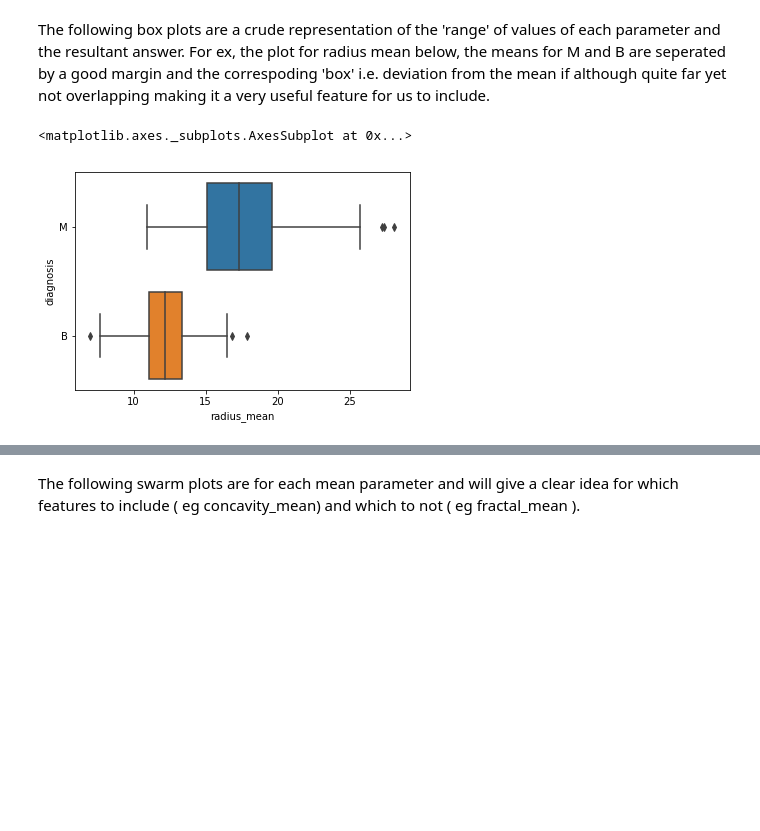
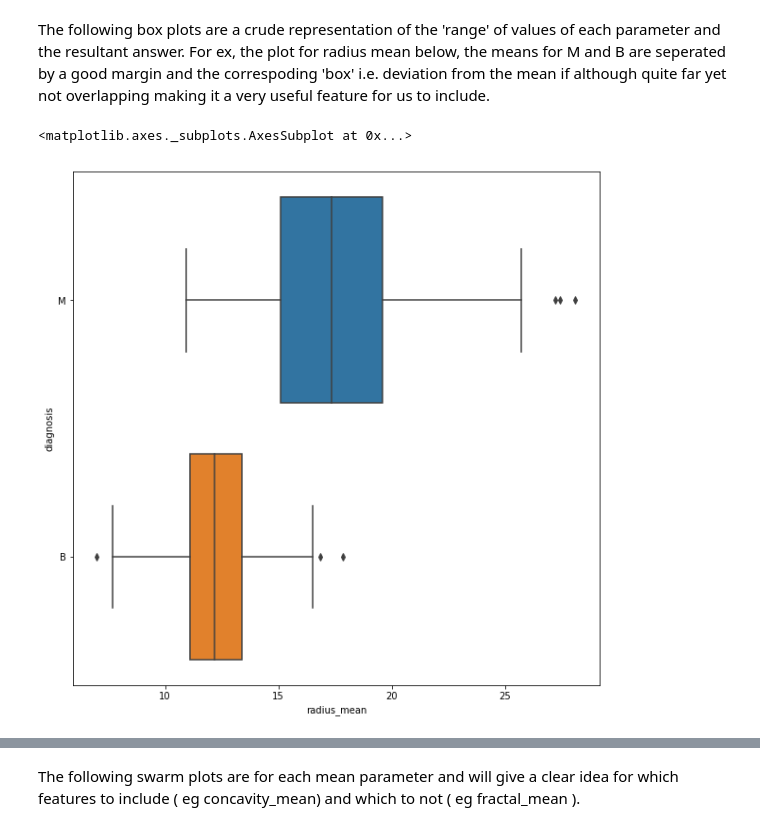
Before and after one commit to goyal-sidd/BTP, a Jupyter notebook: week2/data visualization.ipynb, the cells around one changed output, grey strips where cells are left out. Cells and saved outputs as stored; diff of their text form; code cells hidden in the pictures; blank space fills up the shorter version.

```diff
--- a/week2/data visualization.ipynb
+++ b/week2/data visualization.ipynb
@@ -69,8 +74,10 @@ sns.distplot(data["symmetry_mean"])
 The following box plots are a crude representation of the 'range' of values of each parameter and the resultant answer. For ex, the plot for radius mean below, the means for M and B are seperated by a good margin and the correspoding 'box' i.e. deviation from the mean if although quite far yet not overlapping making it a very useful feature for us to include.
 # %%
 #fig, (ax1, ax2) = plt.subplots(ncols=2, sharey=True)
+plt.figure(figsize = (10,10))
+
 sns.boxplot(data["radius_mean"],data["diagnosis"])
 # %% [output]
 <matplotlib.axes._subplots.AxesSubplot at 0x...>
-[figure, old version]
+[figure, new version]
 # %%
```
Also changed, not shown: parts of 24 cells of this notebook.
